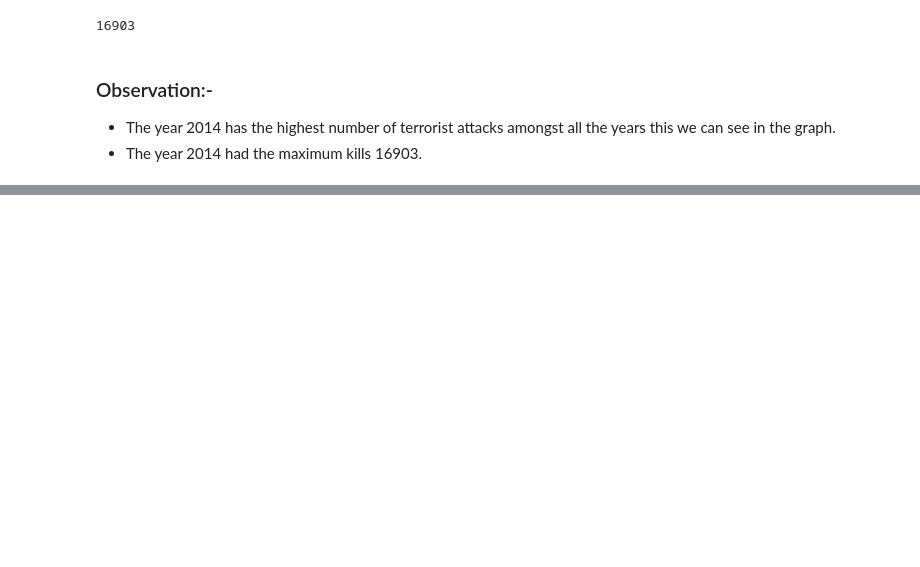
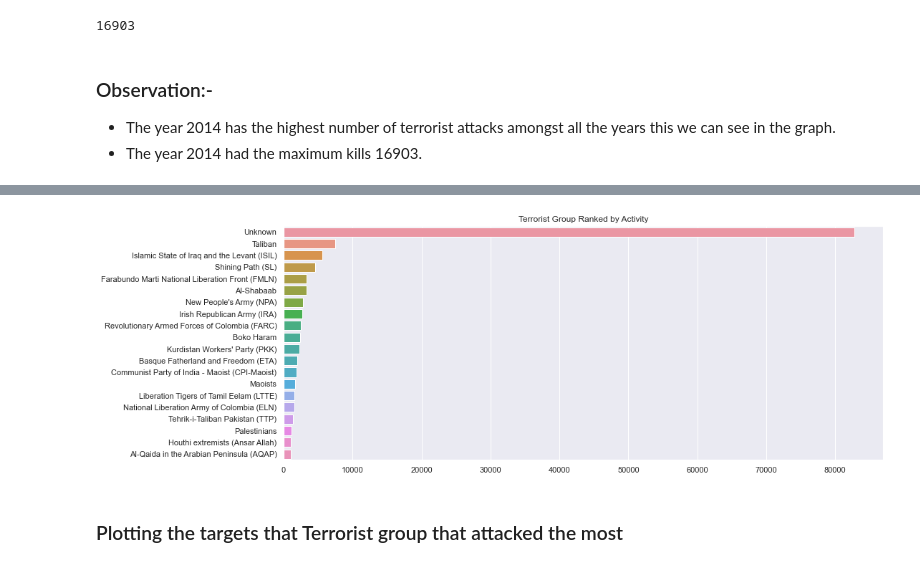
Before and after one commit to FiNiX-GaMmA/Global_terrorism-EDA_project, a Jupyter notebook: worsheet.ipynb, the cells around one changed output, grey strips where cells are left out. Drawn from its saved outputs; the diff is of its cells as text; code cells hidden in the pictures; blank space fills up the shorter version.

```diff
--- a/worsheet.ipynb
+++ b/worsheet.ipynb
@@ -232,0 +291,9 @@ data["Year"].value_counts().max()
+# %%
+plt.subplots(figsize = (15,6))
+sns.barplot(data['Group'].value_counts()[:20].values,data['Group'].value_counts()[:20].index)
+plt.title('Terrorist Group Ranked by Activity')
+plt.show()
+# %% [output]
+[figure, added]
+# %% [markdown]
+### Plotting the targets that Terrorist group that attacked the most
```
Also changed, not shown: parts of 17 cells of this notebook.
